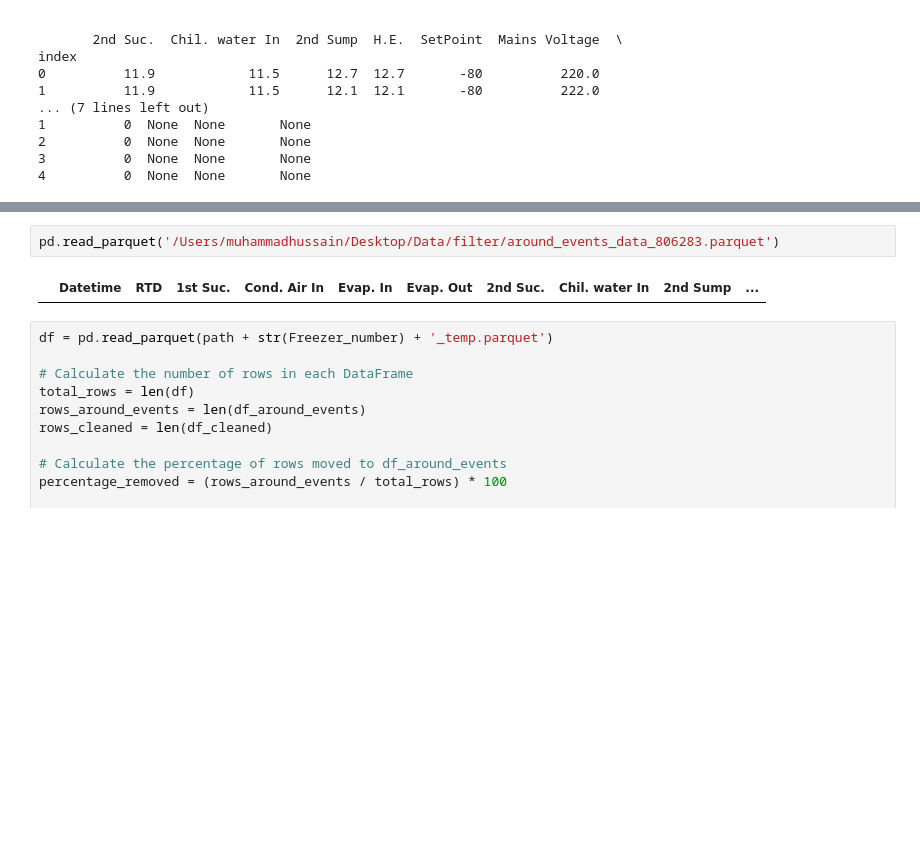
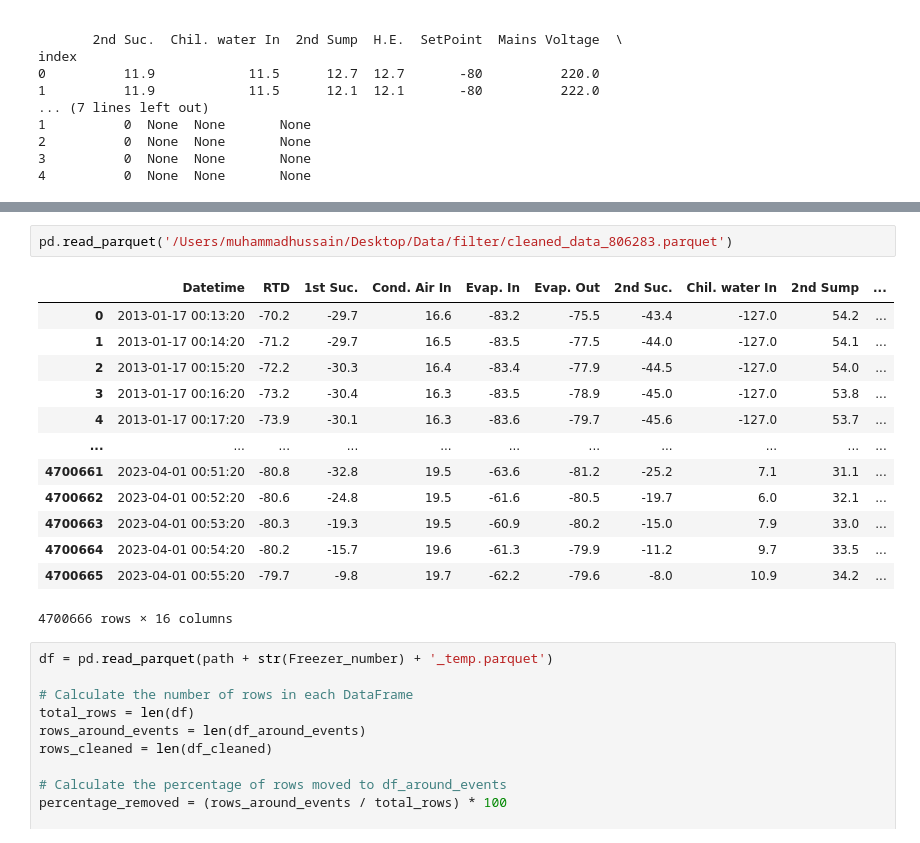
Before and after one commit to muhammadhussain-ops/DeepLearningProject, a Jupyter notebook: DataCleaning.ipynb, the cells around one changed output, grey strips where cells are left out. Cells and saved outputs as stored; diff of their text form; blank space fills up the shorter version.

```diff
--- a/DataCleaning.ipynb
+++ b/DataCleaning.ipynb
@@ -152,7 +118,19 @@ for file_name in os.listdir(path):
 # %%
-pd.read_parquet('/Users/muhammadhussain/Desktop/Data/filter/around_events_data_806283.parquet')
+pd.read_parquet('/Users/muhammadhussain/Desktop/Data/filter/cleaned_data_806283.parquet')
 # %% [output]
 |  | Datetime | RTD | 1st Suc. | Cond. Air In | Evap. In | Evap. Out | 2nd Suc. | Chil. water In | 2nd Sump | ... |
+| 0 | 2013-01-17 00:13:20 | -70.2 | -29.7 | 16.6 | -83.2 | -75.5 | -43.4 | -127.0 | 54.2 | ... |
+| 1 | 2013-01-17 00:14:20 | -71.2 | -29.7 | 16.5 | -83.5 | -77.5 | -44.0 | -127.0 | 54.1 | ... |
+| 2 | 2013-01-17 00:15:20 | -72.2 | -30.3 | 16.4 | -83.4 | -77.9 | -44.5 | -127.0 | 54.0 | ... |
+| 3 | 2013-01-17 00:16:20 | -73.2 | -30.4 | 16.3 | -83.5 | -78.9 | -45.0 | -127.0 | 53.8 | ... |
+| 4 | 2013-01-17 00:17:20 | -73.9 | -30.1 | 16.3 | -83.6 | -79.7 | -45.6 | -127.0 | 53.7 | ... |
+| ... | ... | ... | ... | ... | ... | ... | ... | ... | ... | ... |
+| 4700661 | 2023-04-01 00:51:20 | -80.8 | -32.8 | 19.5 | -63.6 | -81.2 | -25.2 | 7.1 | 31.1 | ... |
+| 4700662 | 2023-04-01 00:52:20 | -80.6 | -24.8 | 19.5 | -61.6 | -80.5 | -19.7 | 6.0 | 32.1 | ... |
+| 4700663 | 2023-04-01 00:53:20 | -80.3 | -19.3 | 19.5 | -60.9 | -80.2 | -15.0 | 7.9 | 33.0 | ... |
+| 4700664 | 2023-04-01 00:54:20 | -80.2 | -15.7 | 19.6 | -61.3 | -79.9 | -11.2 | 9.7 | 33.5 | ... |
+| 4700665 | 2023-04-01 00:55:20 | -79.7 | -9.8 | 19.7 | -62.2 | -79.6 | -8.0 | 10.9 | 34.2 | ... |
+4700666 rows × 16 columns
 # %%
 df = pd.read_parquet(path + str(Freezer_number) + '_temp.parquet')
 
```
Also changed, not shown: parts of 3 cells of this notebook, 2 other files.
